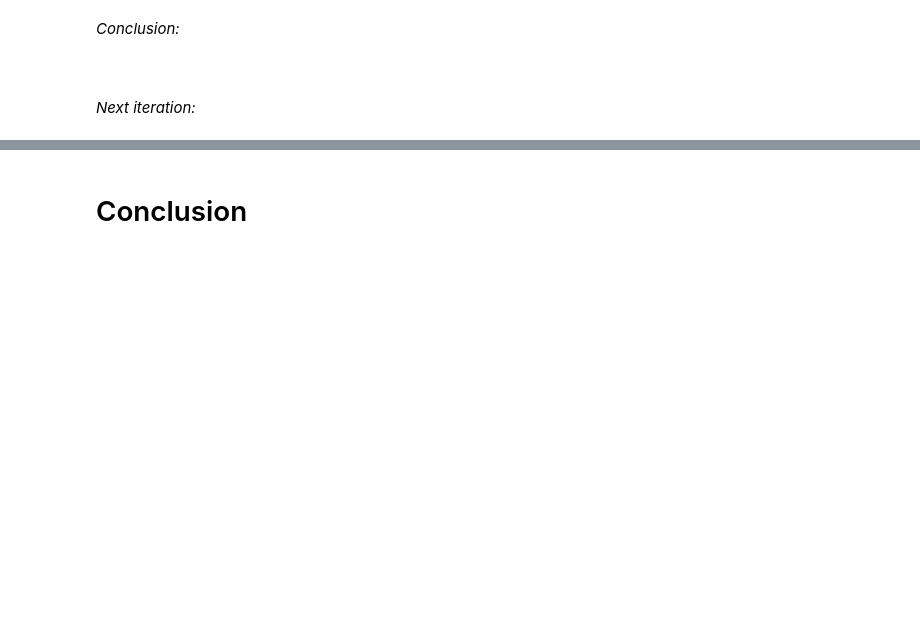
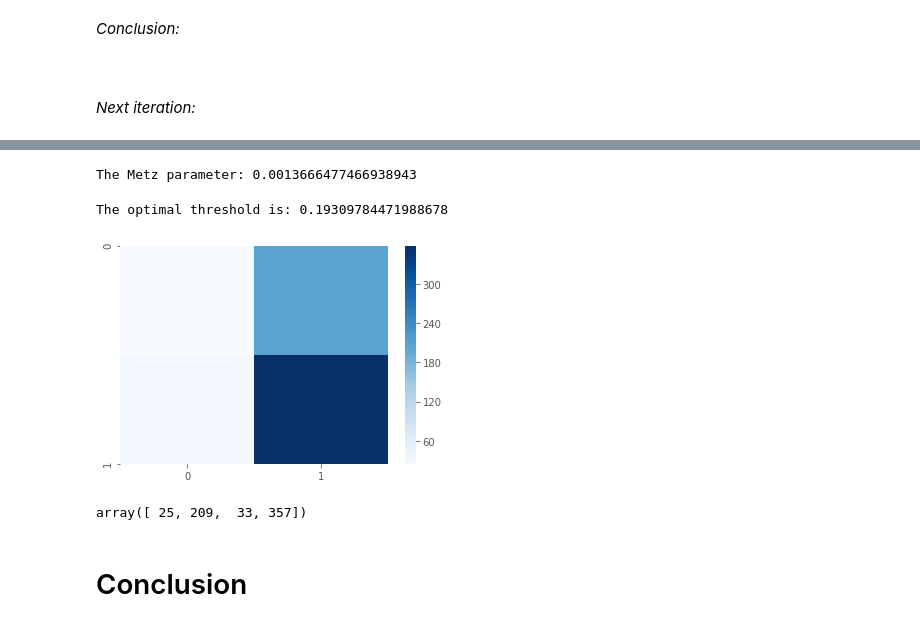
Before and after one commit to Louis-Bad/cnn_image_classification, a Jupyter notebook: main.ipynb, the cells around one changed output, grey strips where cells are left out. Drawn from its saved outputs; the diff is of its cells as text; code cells hidden in the pictures; blank space fills up the shorter version.

Commit message:
final model chosen, thresholds selected, confusion matrix plotted. Project slightly incomplete but mostly finished

```diff
--- a/main.ipynb
+++ b/main.ipynb
@@ -468,2 +504,58 @@ cost of tpr, fpr etc.
+# %%
+# calculation of the Metz parameter
+prevalence = 0.005
+tp_cost = 129
+tn_cost = 72
+fp_cost = 129
+fn_cost = 8_300_000
+
+metz = ( (1 - prevalence)/prevalence ) * ( (fp_cost-tn_cost)/(fn_cost-tp_cost) )
+print(f'The Metz parameter: {metz} ')
+# %% [output]
+The Metz parameter: 0.0013666477466938943
+# %%
+# calculation of the objective function
+
+# first generate the predictions for the test data
+test_data.reset() # reseting the generator to avoid issues when getting predictions
+cnn3_predictions = cnn3.predict_generator(test_data) #returns a list of all model predictions for the test data
+
+# then calculate true and false positive rates for a range of thresholds
+test_fpr, test_tpr, test_threshold = roc_curve(test_data.labels, cnn3_predictions)
+
+# now calculate the objective functions for each of the thresholds
+obj_functions = test_tpr - (metz*test_fpr)
+
+# listing each threshold and their respective objective functions in a dataframe
+tuples_list = zip(test_threshold, obj_function_list)
+threshold_df = pd.DataFrame(tuples_list, columns=['thresholds', 'objective functions'])
+
+# filtering the dataframe for the threshold with the highest objective function
+max_obj = threshold_df['objective functions'].max()
+optimal_thresh = threshold_df.loc[threshold_df['objective functions'] == max_obj]['thresholds']
+optimal_thresh = float(optimal_thresh.values)
+print(f'The optimal threshold is: {optimal_thresh}')
+# %% [output]
+The optimal threshold is: 0.19309784471988678
+# %%
+# final predictions with optimal threshold and a plotted confusion matrix
+
+# creating a list of the predictions
+final_predictions = []
+for pred in cnn3_predictions:
+    if pred > optimal_thresh:
+        final_predictions.append(1)
+    else:
+        final_predictions.append(0)
+
+# plotting a confusion matrix
+conf_matrix = confusion_matrix(test_data.labels, final_predictions)
+sn.heatmap(conf_matrix, cmap=plt.cm.Blues);
+# %% [output]
+[figure, added]
+# %%
+conf_matrix.ravel()
+# %% [output]
+array([ 25, 209,  33, 357])
 # %% [markdown]
 # Conclusion
```
Also changed, not shown: parts of 11 cells of this notebook.
